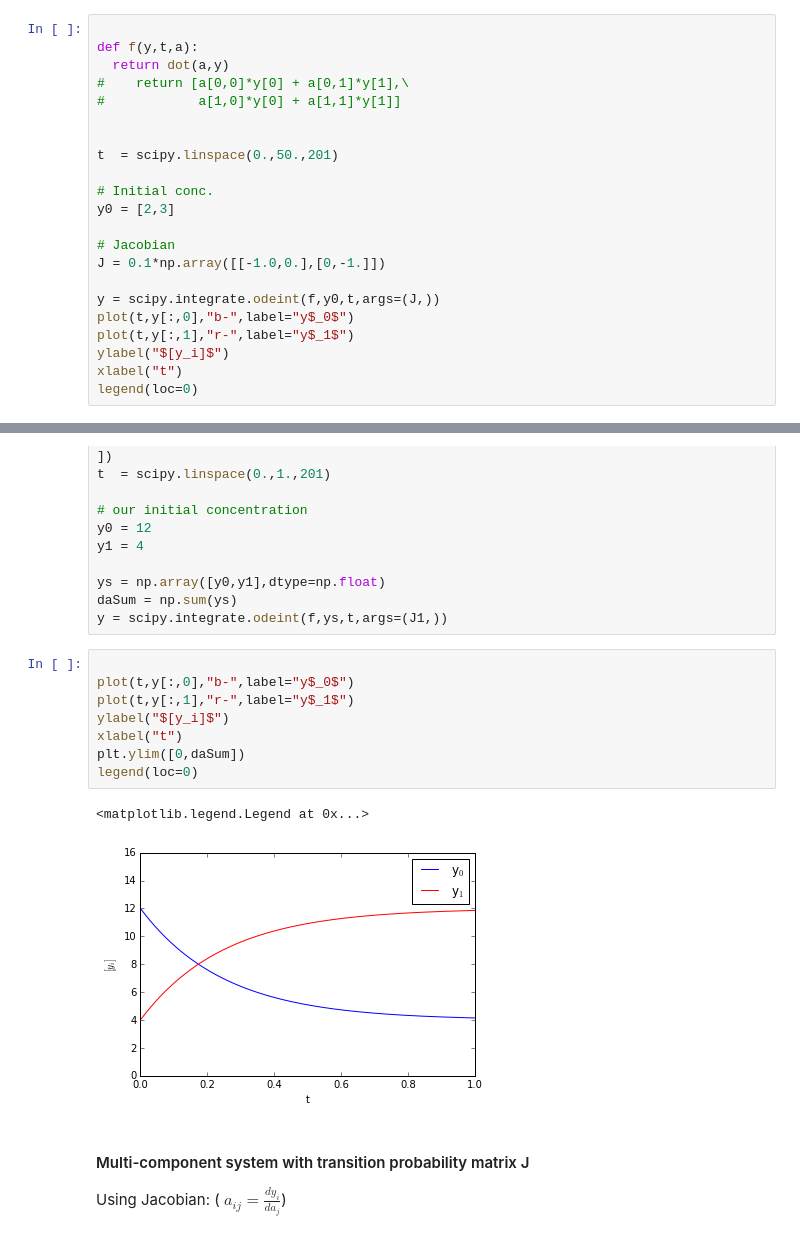
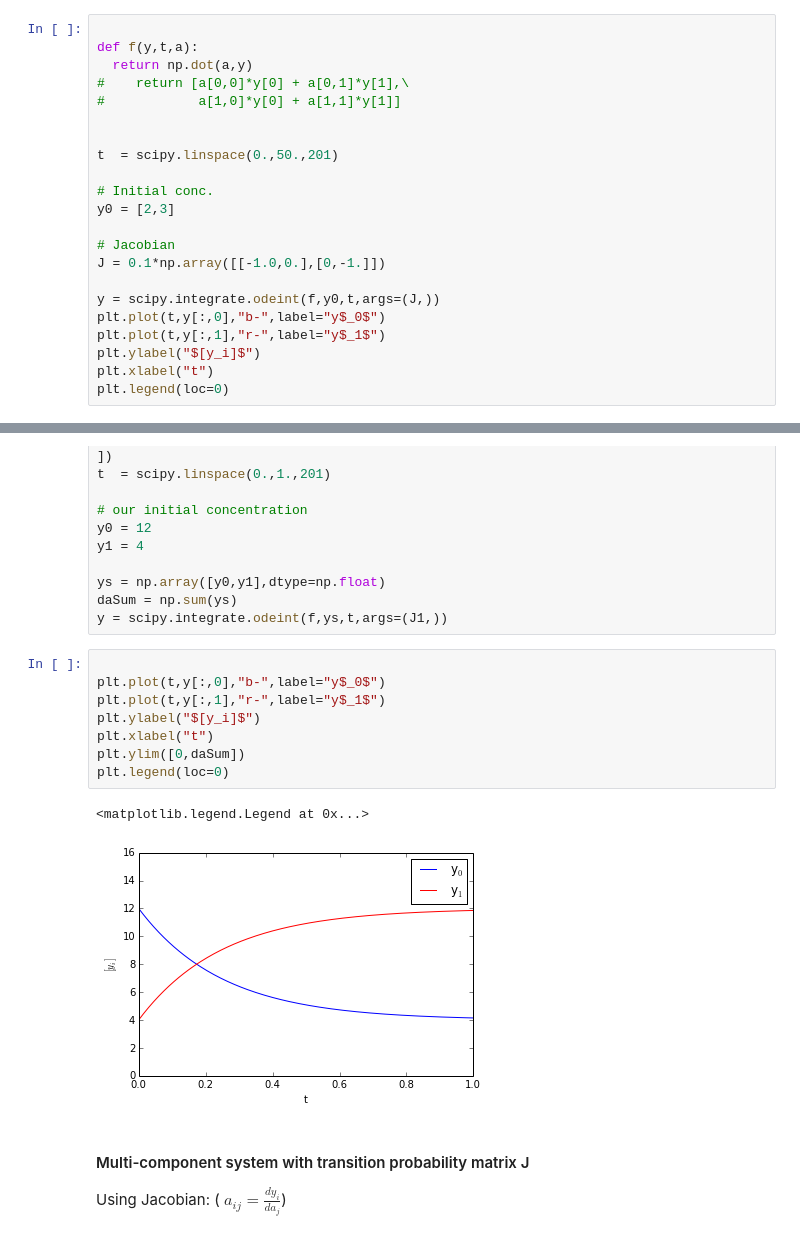
Before and after one commit to huskeypm/tutorials, a Jupyter notebook: bootcamp/markov.ipynb, the cells around one changed output, grey strips where cells are left out. Cells and saved outputs as stored; diff of their text form.

```diff
--- a/bootcamp/markov.ipynb
+++ b/bootcamp/markov.ipynb
@@ -66,7 +69,7 @@ $\frac{dy[1]}{dt} = c\cdot y[0]+d\cdot y[1]$
 # %%
 
 def f(y,t,a):
-  return dot(a,y)
+  return np.dot(a,y)
 #    return [a[0,0]*y[0] + a[0,1]*y[1],\
 #            a[1,0]*y[0] + a[1,1]*y[1]]
 
@@ -80,10 +83,10 @@ y0 = [2,3]
 J = 0.1*np.array([[-1.0,0.],[0,-1.]])
 
 y = scipy.integrate.odeint(f,y0,t,args=(J,))
-plot(t,y[:,0],"b-",label="y$_0$")
-plot(t,y[:,1],"r-",label="y$_1$")
-ylabel("$[y_i]$")
-xlabel("t")
-legend(loc=0)
+plt.plot(t,y[:,0],"b-",label="y$_0$")
+plt.plot(t,y[:,1],"r-",label="y$_1$")
+plt.ylabel("$[y_i]$")
+plt.xlabel("t")
+plt.legend(loc=0)
 # %% [output]
 <matplotlib.legend.Legend at 0x...>
@@ -117,15 +120,15 @@ daSum = np.sum(ys)
 y = scipy.integrate.odeint(f,ys,t,args=(J1,))
 # %%
 
-plot(t,y[:,0],"b-",label="y$_0$")
-plot(t,y[:,1],"r-",label="y$_1$")
-ylabel("$[y_i]$")
-xlabel("t")
+plt.plot(t,y[:,0],"b-",label="y$_0$")
+plt.plot(t,y[:,1],"r-",label="y$_1$")
+plt.ylabel("$[y_i]$")
+plt.xlabel("t")
 plt.ylim([0,daSum])
-legend(loc=0)
+plt.legend(loc=0)
 # %% [output]
 <matplotlib.legend.Legend at 0x...>
-[figure, old version]
+[figure, new version]
 # %% [markdown]
 #### Multi-component system with transition probability matrix J
 
```
Also changed, not shown: parts of 5 cells of this notebook, 1 other file.
